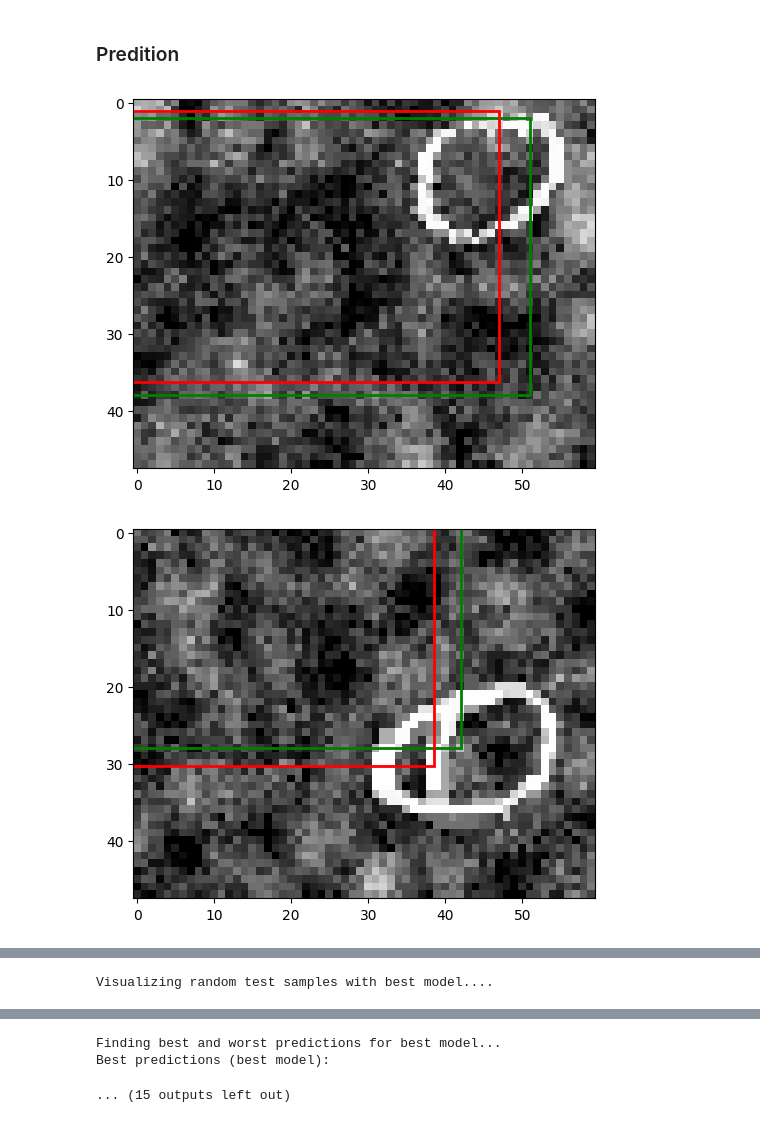
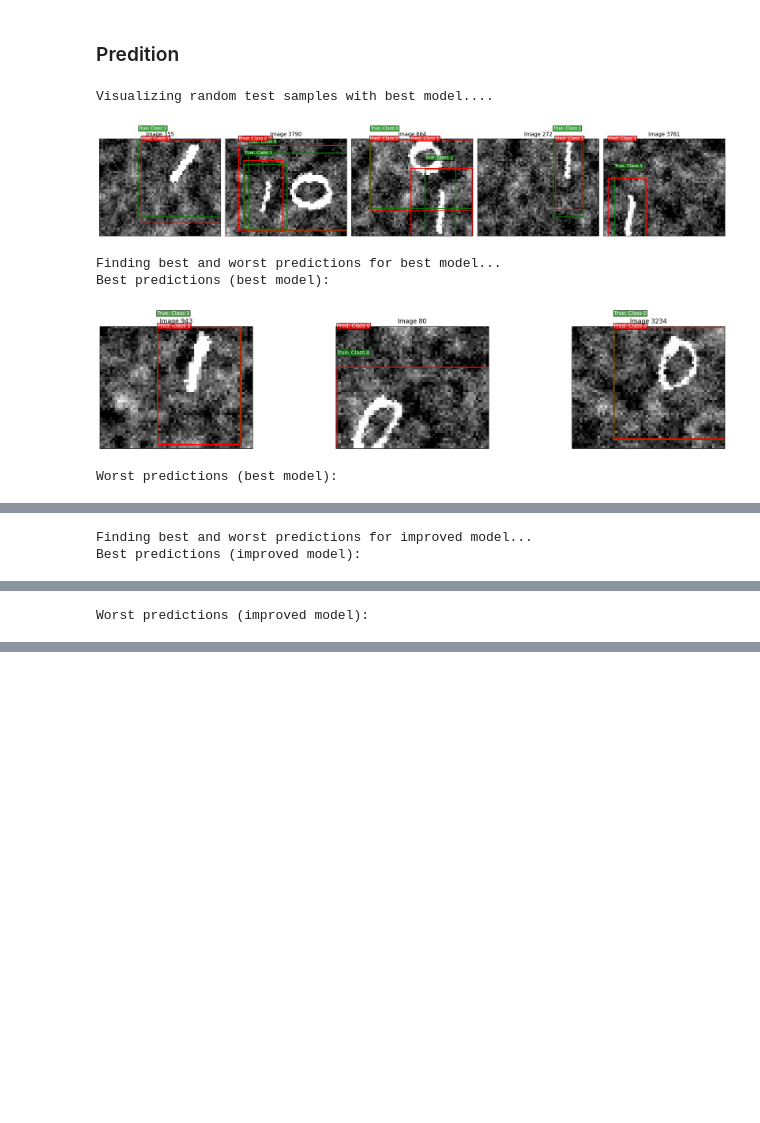
Before and after one commit to GeorgRis/INF265-DypLearing, a Jupyter notebook: Project 2/Project 2/Object_detection_template.ipynb, the cells around one changed output, grey strips where cells are left out. Cells and saved outputs as stored; diff of their text form; code cells hidden in the pictures; blank space fills up the shorter version.

```diff
--- a/Project 2/Project 2/Object_detection_template.ipynb
+++ b/Project 2/Project 2/Object_detection_template.ipynb
@@ -23,9 +23,9 @@ H_in, W_in = 48, 60  # Bildestørrelse
 H_out, W_out = 2, 3   # Grid: 2 rader og 3 kolonner
 
 # Last inn data (bilder og labels)
-imgs_train = torch.load("data/data/detection_train.pt")
-imgs_val   = torch.load("data/data/detection_val.pt")
-imgs_test  = torch.load("data/data/detection_test.pt")
+imgs_train = torch.load("data/detection_train.pt")
+imgs_val   = torch.load("data/detection_val.pt")
+imgs_test  = torch.load("data/detection_test.pt")
 
 # Ekstraher bildene fra tuple-dataene og stable dem
 train_images = torch.stack([img for img, _ in imgs_train])
@@ -41,9 +41,9 @@ if test_images.dim() == 3:
     test_images = test_images.unsqueeze(1)
 
 # Last inn uprosesserte labels (liste med lister med tensorer: [pc, x, y, w, h, c])
-y_true_train = torch.load("data/data/list_y_true_train.pt")
-y_true_val   = torch.load("data/data/list_y_true_val.pt")
-y_true_test  = torch.load("data/data/list_y_true_test.pt")
+y_true_train = torch.load("data/list_y_true_train.pt")
+y_true_val   = torch.load("data/list_y_true_val.pt")
+y_true_test  = torch.load("data/list_y_true_test.pt")
 
 # Funksjon for å konvertere labels til grid-format (N, H_out, W_out, 6)
 def convert_to_grid(y_true_list, H_out=2, W_out=3, img_h=48, img_w=60):
@@ -191,7 +191,7 @@ def detection_loss(y_pred, y_true):
         loss_class = torch.tensor(0.0, device=y_pred.device)
     return loss_pc + loss_bbox + loss_class
 
-def train_detection_model(model, train_loader, val_loader, optimizer, num_epochs=50, early_stop_patience=7):
+def train_detection_model(model, train_loader, val_loader, optimizer, num_epochs=10, early_stop_patience=7):
     best_val_loss = float("inf")
     patience_counter = 0
     for epoch in range(num_epochs):
@@ -467,41 +587,40 @@ Model: ImprovedDetectNet
 # %% [markdown]
 ### Predition
 # %%
-# Visualiser prediksjoner for best_model
-plot_predictions(best_model, test_loader)
-
-### Visualisering av bounding boxes, inkludert improved_model hvis ønskelig
 def visualize_bounding_boxes():
     """
     Demonstrate the bounding box visualization functions.
     """
     print("Visualizing random test samples with best model....")
     plot_images_with_bboxes(best_model, test_dataset, num_images=5)
 
     print("Finding best and worst predictions for best model...")
     best_indices, worst_indices = find_best_and_worst_predictions(best_model, test_dataset, n_samples=3)
 
     print("Best predictions (best model):")
     plot_images_with_bboxes(best_model, test_dataset, indices=best_indices)
 
     print("Worst predictions (best model):")
     plot_images_with_bboxes(best_model, test_dataset, indices=worst_indices)
 
-    # Hvis du ønsker å se improved_model separat, kan du hente den ut fra trained_models-lista
+    # If you want to see improved_model separately, you can retrieve it from the trained_models list
     improved_entry = next((x for x in trained_models if x["model_name"] == "ImprovedDetectNet"), None)
     if improved_entry is not None:
         improved_model = improved_entry["model"]
         print("Finding best and worst predictions for improved model...")
         best_indices_improved, worst_indices_improved = find_best_and_worst_predictions(improved_model, test_dataset, n_samples=3)
         print("Best predictions (improved model):")
         plot_images_with_bboxes(improved_model, test_dataset, indices=best_indices_improved)
         print("Worst predictions (improved model):")
         plot_images_with_bboxes(improved_model, test_dataset, indices=worst_indices_improved)
     else:
         print("ImprovedDetectNet was not trained.")
 
-# Kjør visualiseringen
 visualize_bounding_boxes()
 # %% [output]
+Visualizing random test samples with best model....
-[figure, old version]
+[figure, new version]
+Finding best and worst predictions for best model...
+Best predictions (best model):
-[figure, old version]
+[figure, new version]
+Worst predictions (best model):
@@ -508,0 +628,2 @@ visualize_bounding_boxes()
+Finding best and worst predictions for improved model...
+Best predictions (improved model):
@@ -509,0 +631 @@ visualize_bounding_boxes()
+Worst predictions (improved model):
@@ -511 +632,0 @@ visualize_bounding_boxes()
-Visualizing random test samples with best model....
@@ -517,3 +632,0 @@ Visualizing random test samples with best model....
-Finding best and worst predictions for best model...
-Best predictions (best model):
-... (15 outputs left out)
```
Also changed, not shown: parts of 3 cells of this notebook, 1 other file.
